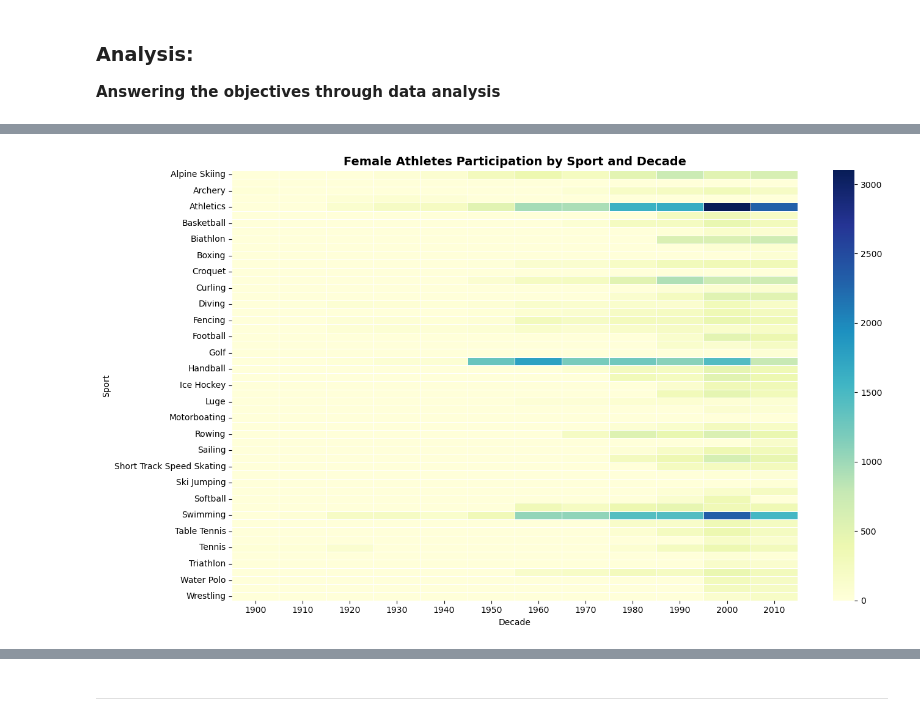
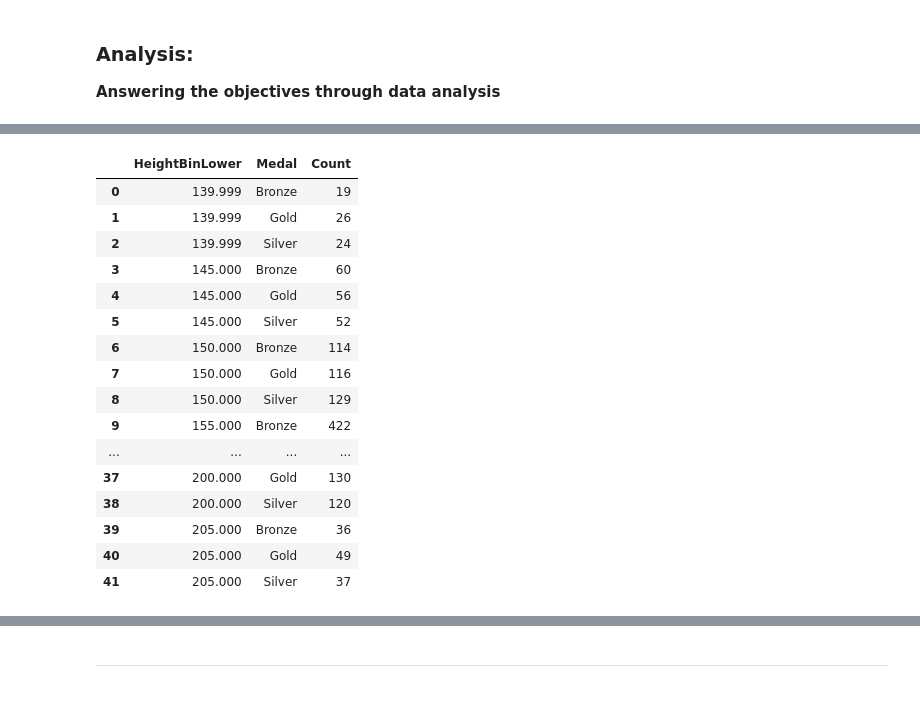
Before and after one commit to Yaqeenalsari/projecr2-Olympics, a Jupyter notebook: eda_template.ipynb, the cells around one changed output, grey strips where cells are left out. Saved outputs shown, nothing was run; the diff lists cells and outputs as text; code cells hidden in the pictures.

```diff
--- a/eda_template.ipynb
+++ b/eda_template.ipynb
@@ -486,31 +413,46 @@ plt.show()
-# %%
-#sports with the highest/ lowest femal, female across decades
-athlets_events_clean[['year', 'season']] = (
-    athlets_events_clean['Games'].str.split(" ", expand=True)
-)
-
-athlets_events_clean['year'] = athlets_events_clean['year'].astype(int)
-athlets_events_clean['Decade'] = (athlets_events_clean['year'] // 10) * 10
-
-
-
-Female=athlets_events_clean[(athlets_events_clean['Sex']=='Female')]
-
-heatmap_data = Female.pivot_table(
-    index="Sport",
-    columns='Decade',
-    values="ID",      # assuming each athlete has a unique ID
-    aggfunc="count",
-    fill_value=0
-)
-
-plt.figure(figsize=(14,8))
-sns.heatmap(heatmap_data, cmap="YlGnBu", linewidths=0.5)
-
-plt.title("Female Athletes Participation by Sport and Decade", fontsize=14, fontweight="bold")
-plt.xlabel("Decade")
-plt.ylabel("Sport")
-plt.tight_layout()
-plt.show()
-# %% [output]
-[figure, removed]
+# %%
+#factors that influence winning a medal :
+#does the athles age, gender, weight, hight effect winning?
+
+sex_medals = merged_df.groupby(['Sex', 'Medal']).size().reset_index(name='Count')
+
+sex_medals
+
+# Age (binned)
+#setting the bin
+merged_df['AgeBin'] = pd.cut(merged_df['Age'], np.arange(10, 61, 5), include_lowest=True)
+age_medals = merged_df.groupby(['AgeBin', 'Medal']).size().reset_index(name='Count')
+
+age_medals
+
+#setting the bin
+merged_df['HeightBin'] = pd.cut(merged_df['Height'], np.arange(140, 211, 5), include_lowest=True)
+#getting the lower (on the left) for a better visualization
+merged_df['HeightBinLower'] = merged_df['HeightBin'].apply(lambda x: x.left )
+height_medals = merged_df.groupby(['HeightBinLower', 'Medal']).size().reset_index(name='Count')
+
+height_medals
+
+merged_df['WeightBin'] = pd.cut(merged_df['Weight'], np.arange(40, 141, 5), include_lowest=True)
+merged_df['WeightBinLower'] = merged_df['WeightBin'].apply(lambda x: x.left )
+weight_medals = merged_df.groupby(['WeightBinLower', 'Medal']).size().reset_index(name='Count')
+
+#weight_medals
+# %% [output]
+|  | HeightBinLower | Medal | Count |
+| 0 | 139.999 | Bronze | 19 |
+| 1 | 139.999 | Gold | 26 |
+| 2 | 139.999 | Silver | 24 |
+| 3 | 145.000 | Bronze | 60 |
+| 4 | 145.000 | Gold | 56 |
+| 5 | 145.000 | Silver | 52 |
+| 6 | 150.000 | Bronze | 114 |
+| 7 | 150.000 | Gold | 116 |
+| 8 | 150.000 | Silver | 129 |
+| 9 | 155.000 | Bronze | 422 |
+| ... | ... | ... | ... |
+| 37 | 200.000 | Gold | 130 |
+| 38 | 200.000 | Silver | 120 |
+| 39 | 205.000 | Bronze | 36 |
+| 40 | 205.000 | Gold | 49 |
+| 41 | 205.000 | Silver | 37 |
```
Also changed, not shown: parts of 21 cells of this notebook.
